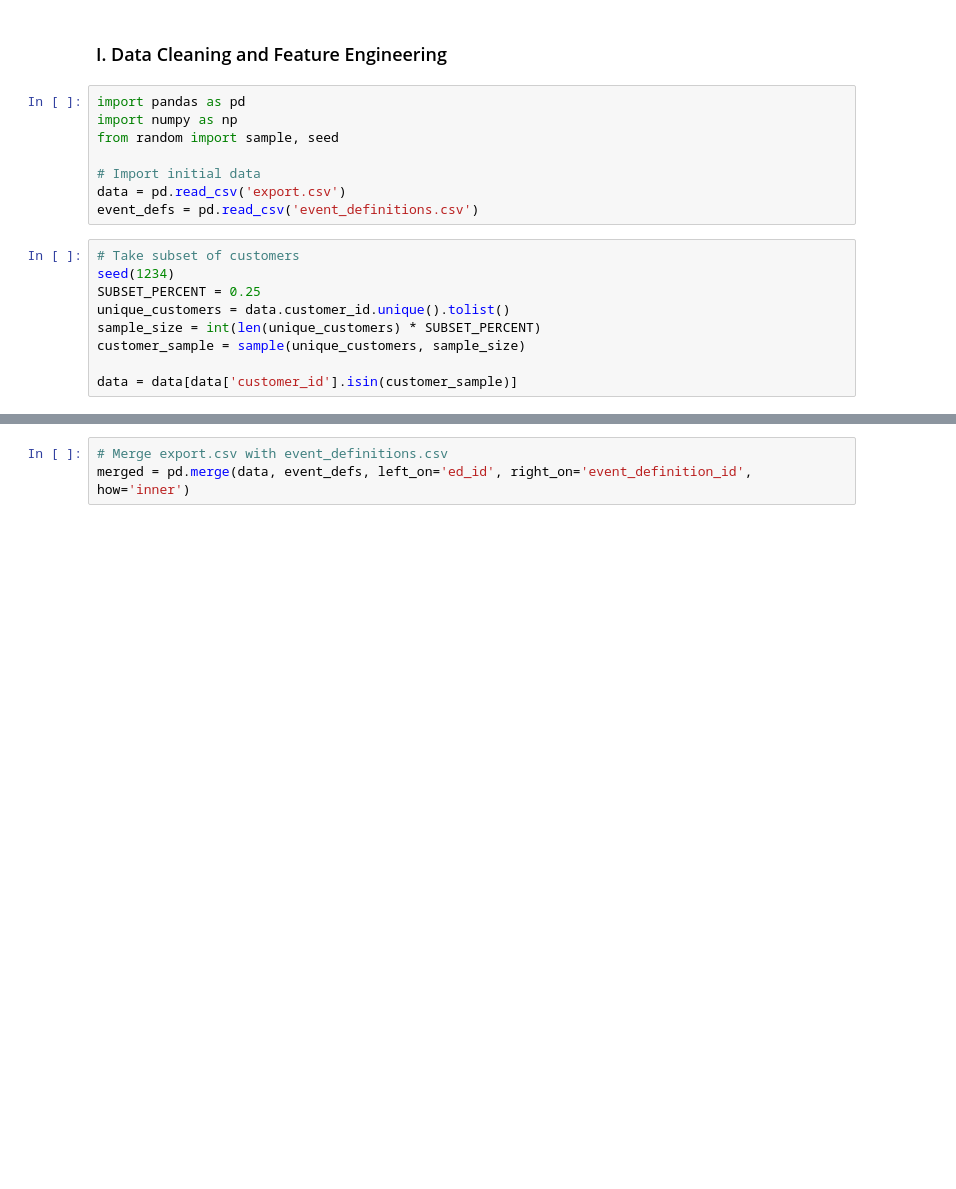
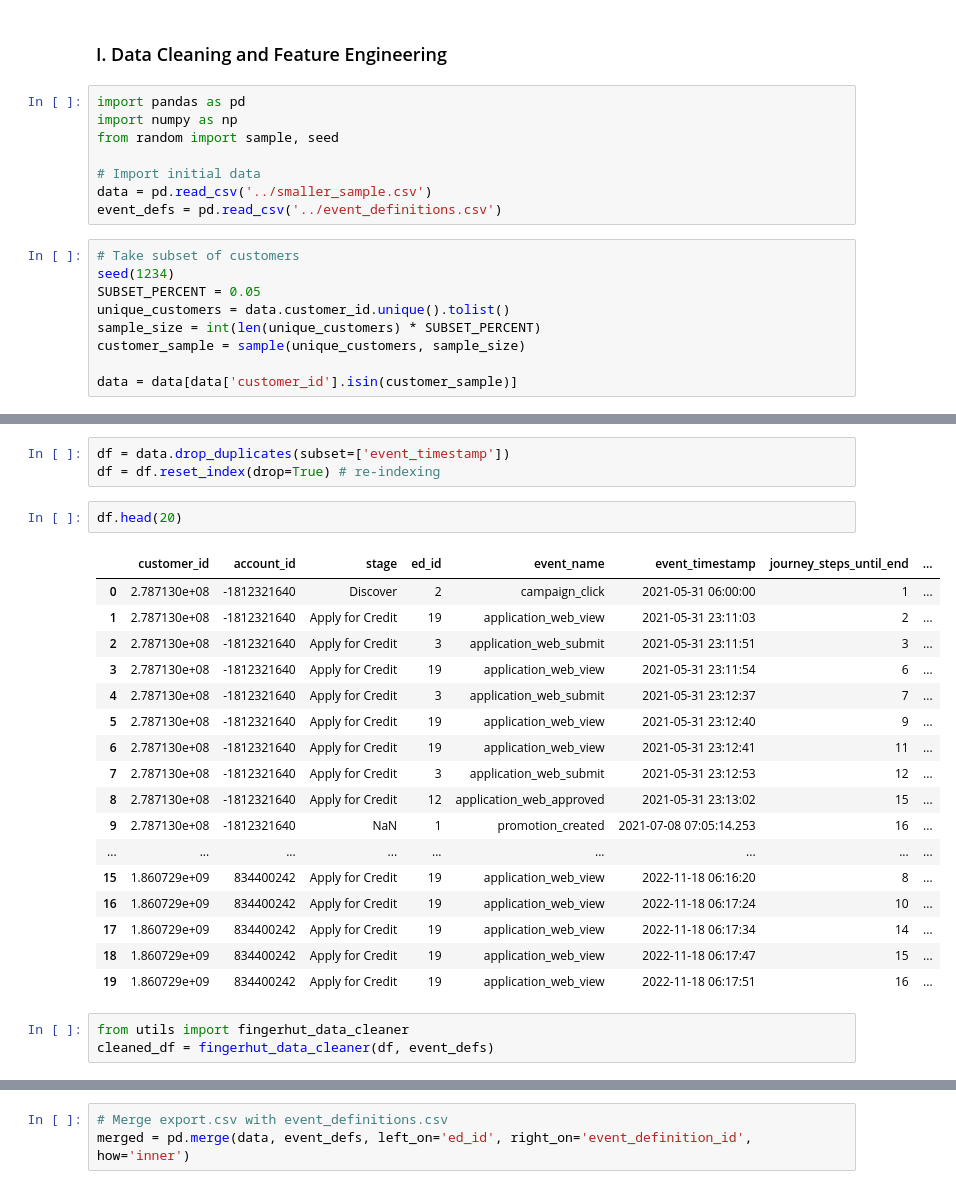
Before and after one commit to taroii/STATSM148, a Jupyter notebook: Python-Files/taro.ipynb, the cells around one changed output, grey strips where cells are left out. Drawn from its saved outputs; the diff is of its cells as text; blank space fills up the shorter version.

Commit message:
created utils file for processing functions

```diff
--- a/Python-Files/taro.ipynb
+++ b/Python-Files/taro.ipynb
@@ -8,12 +8,12 @@ import numpy as np
 from random import sample, seed
 
 # Import initial data
-data = pd.read_csv('export.csv')
-event_defs = pd.read_csv('event_definitions.csv')
+data = pd.read_csv('../smaller_sample.csv')
+event_defs = pd.read_csv('../event_definitions.csv')
 # %%
 # Take subset of customers
 seed(1234)
-SUBSET_PERCENT = 0.25
+SUBSET_PERCENT = 0.05
 unique_customers = data.customer_id.unique().tolist()
 sample_size = int(len(unique_customers) * SUBSET_PERCENT)
 customer_sample = sample(unique_customers, sample_size)
@@ -21,0 +31,26 @@ data = data[data['customer_id'].isin(customer_sample)]
+# %%
+df = data.drop_duplicates(subset=['event_timestamp'])
+df = df.reset_index(drop=True) # re-indexing
+# %%
+df.head(20)
+# %% [output]
+|  | customer_id | account_id | stage | ed_id | event_name | event_timestamp | journey_steps_until_end | ... |
+| 0 | 2.787130e+08 | -1812321640 | Discover | 2 | campaign_click | 2021-05-31 06:00:00 | 1 | ... |
+| 1 | 2.787130e+08 | -1812321640 | Apply for Credit | 19 | application_web_view | 2021-05-31 23:11:03 | 2 | ... |
+| 2 | 2.787130e+08 | -1812321640 | Apply for Credit | 3 | application_web_submit | 2021-05-31 23:11:51 | 3 | ... |
+| 3 | 2.787130e+08 | -1812321640 | Apply for Credit | 19 | application_web_view | 2021-05-31 23:11:54 | 6 | ... |
+| 4 | 2.787130e+08 | -1812321640 | Apply for Credit | 3 | application_web_submit | 2021-05-31 23:12:37 | 7 | ... |
+| 5 | 2.787130e+08 | -1812321640 | Apply for Credit | 19 | application_web_view | 2021-05-31 23:12:40 | 9 | ... |
+| 6 | 2.787130e+08 | -1812321640 | Apply for Credit | 19 | application_web_view | 2021-05-31 23:12:41 | 11 | ... |
+| 7 | 2.787130e+08 | -1812321640 | Apply for Credit | 3 | application_web_submit | 2021-05-31 23:12:53 | 12 | ... |
+| 8 | 2.787130e+08 | -1812321640 | Apply for Credit | 12 | application_web_approved | 2021-05-31 23:13:02 | 15 | ... |
+| 9 | 2.787130e+08 | -1812321640 | NaN | 1 | promotion_created | 2021-07-08 07:05:14.253 | 16 | ... |
+| ... | ... | ... | ... | ... | ... | ... | ... | ... |
+| 15 | 1.860729e+09 | 834400242 | Apply for Credit | 19 | application_web_view | 2022-11-18 06:16:20 | 8 | ... |
+| 16 | 1.860729e+09 | 834400242 | Apply for Credit | 19 | application_web_view | 2022-11-18 06:17:24 | 10 | ... |
+| 17 | 1.860729e+09 | 834400242 | Apply for Credit | 19 | application_web_view | 2022-11-18 06:17:34 | 14 | ... |
+| 18 | 1.860729e+09 | 834400242 | Apply for Credit | 19 | application_web_view | 2022-11-18 06:17:47 | 15 | ... |
+| 19 | 1.860729e+09 | 834400242 | Apply for Credit | 19 | application_web_view | 2022-11-18 06:17:51 | 16 | ... |
+# %%
+from utils import fingerhut_data_cleaner
+cleaned_df = fingerhut_data_cleaner(df, event_defs)
```
Also changed, not shown: parts of 3 cells of this notebook, 2 other files.
